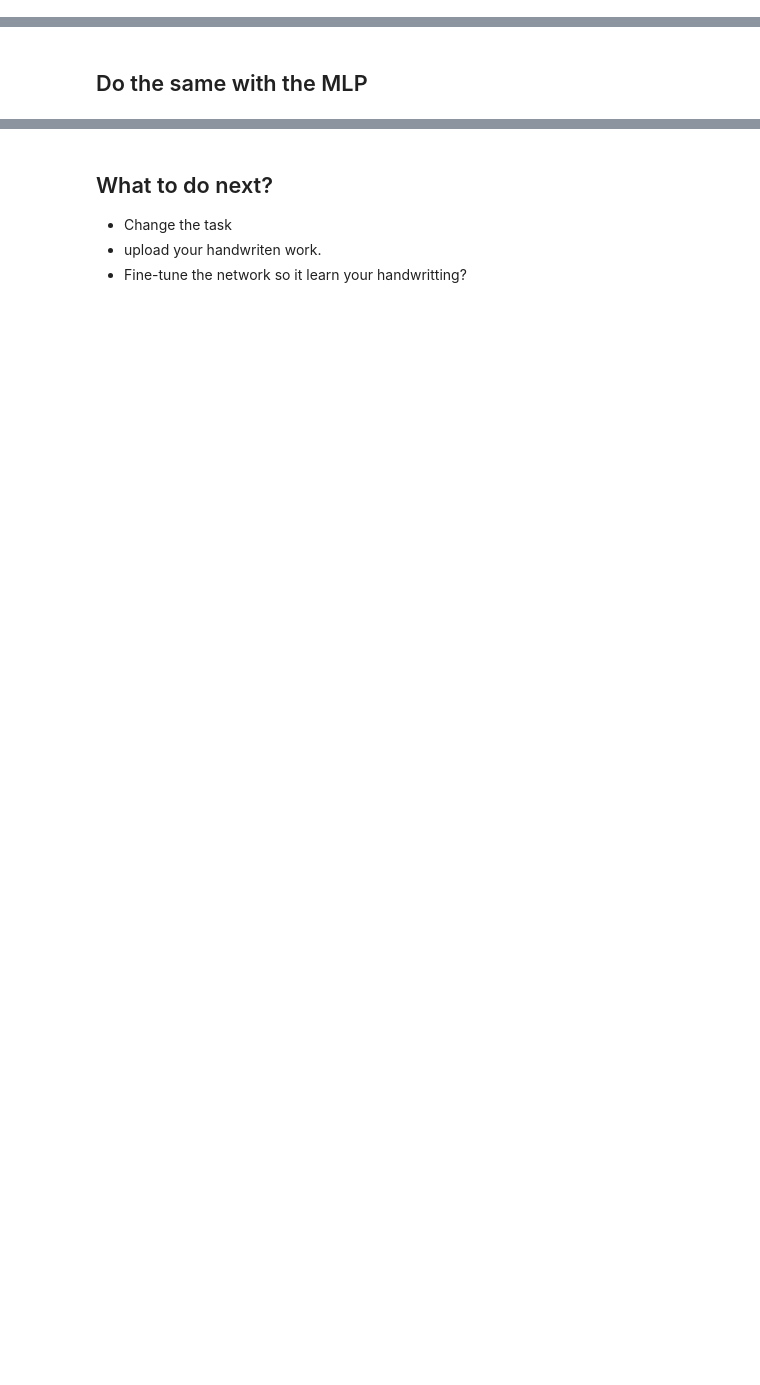
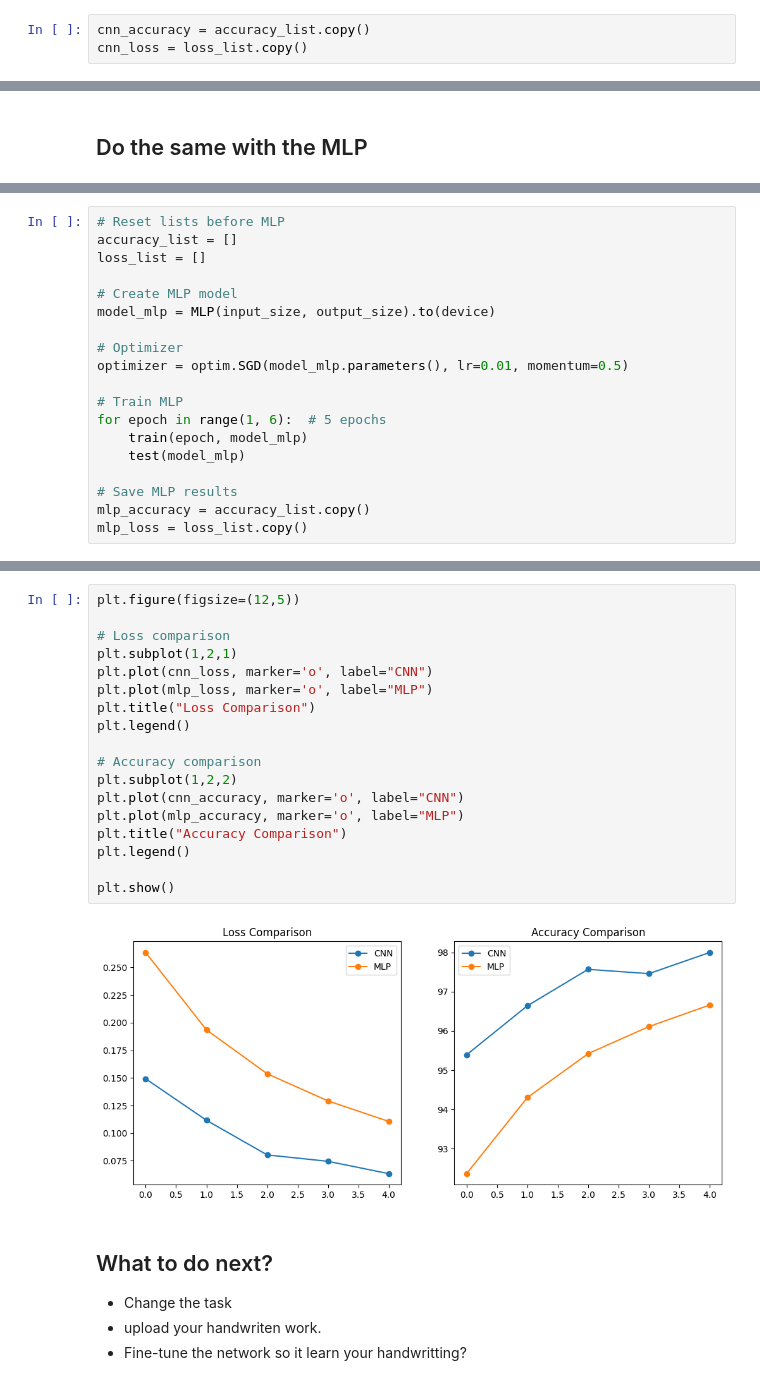
Before and after one commit to deepumolu3-cell/Air-Quality-forecast-Delhi, a Jupyter notebook: 1-computer-vision-lab/0-Getting-started-CNN-colab.ipynb, the cells around one changed output, grey strips where cells are left out. Drawn from its saved outputs; the diff is of its cells as text; blank space fills up the shorter version.

```diff
--- a/1-computer-vision-lab/0-Getting-started-CNN-colab.ipynb
+++ b/1-computer-vision-lab/0-Getting-started-CNN-colab.ipynb
@@ -261,0 +351,3 @@ class MLP(nn.Module):
+# %%
+cnn_accuracy = accuracy_list.copy()
+cnn_loss = loss_list.copy()
@@ -310,0 +389,19 @@ Test set: Average loss: 0.6073, Accuracy: 8074/10000 (81%)
+# %%
+# Reset lists before MLP
+accuracy_list = []
+loss_list = []
+
+# Create MLP model
+model_mlp = MLP(input_size, output_size).to(device)
+
+# Optimizer
+optimizer = optim.SGD(model_mlp.parameters(), lr=0.01, momentum=0.5)
+
+# Train MLP
+for epoch in range(1, 6):  # 5 epochs
+    train(epoch, model_mlp)
+    test(model_mlp)
+
+# Save MLP results
+mlp_accuracy = accuracy_list.copy()
+mlp_loss = loss_list.copy()
@@ -311,3 +426,23 @@ Test set: Average loss: 0.6073, Accuracy: 8074/10000 (81%)
+# %%
+plt.figure(figsize=(12,5))
+
+# Loss comparison
+plt.subplot(1,2,1)
+plt.plot(cnn_loss, marker='o', label="CNN")
+plt.plot(mlp_loss, marker='o', label="MLP")
+plt.title("Loss Comparison")
+plt.legend()
+
+# Accuracy comparison
+plt.subplot(1,2,2)
+plt.plot(cnn_accuracy, marker='o', label="CNN")
+plt.plot(mlp_accuracy, marker='o', label="MLP")
+plt.title("Accuracy Comparison")
+plt.legend()
+
+plt.show()
+# %% [output]
+[figure, added]
 # %% [markdown]
 ## What to do next? ##
 
```
Also changed, not shown: parts of 10 cells of this notebook.
